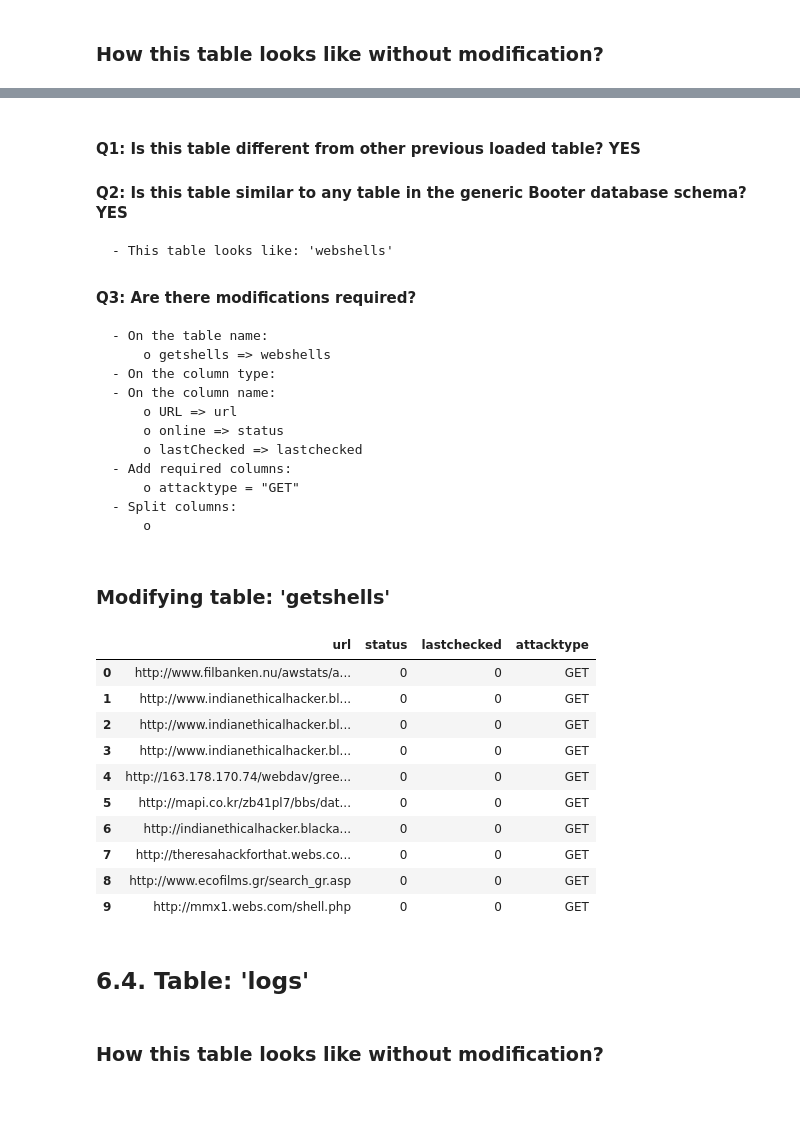
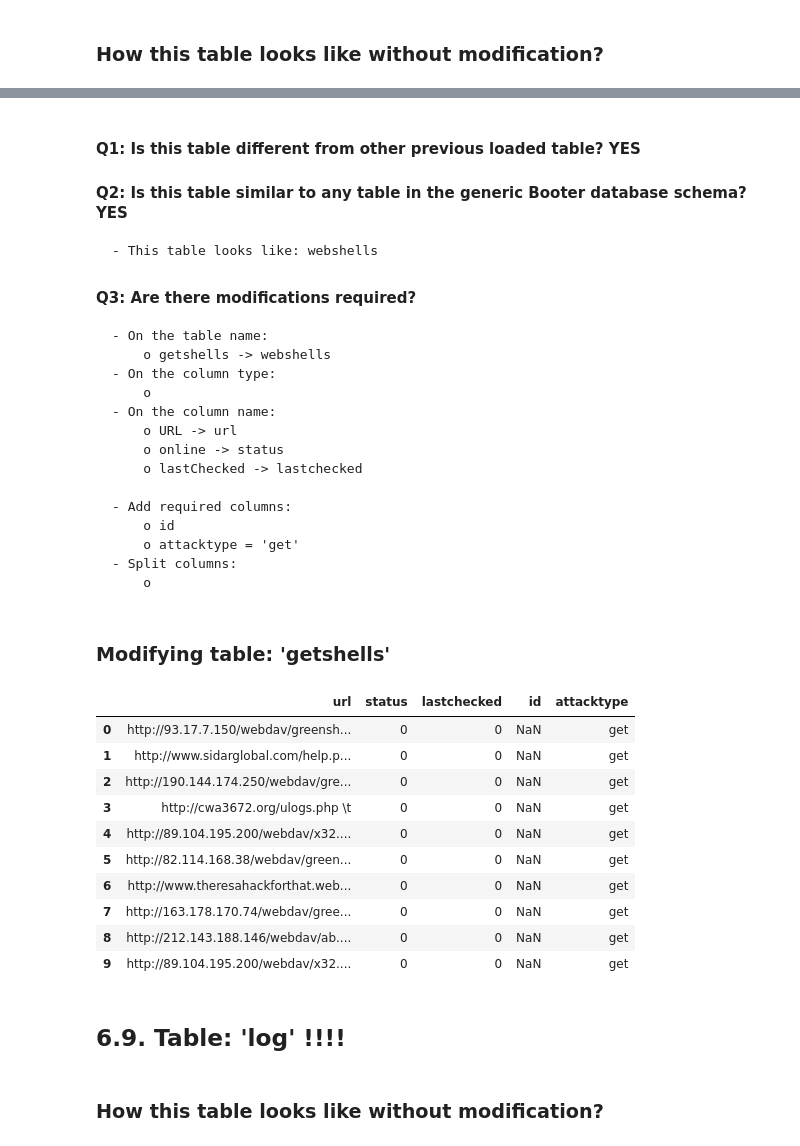
Before and after one commit to jjsantanna/booter_dbs_analyses, a Jupyter notebook: case_studies/xrhostbooter/analysis_xrhostbooter.ipynb, the cells around one changed output, grey strips where cells are left out. Drawn from its saved outputs; the diff is of its cells as text; code cells hidden in the pictures; blank space fills up the shorter version.

```diff
--- a/case_studies/xrhostbooter/analysis_xrhostbooter.ipynb
+++ b/case_studies/xrhostbooter/analysis_xrhostbooter.ipynb
@@ -111,19 +111,23 @@ Additional functions
 def read_inserted_table(dumpfile, target_table):
     sio = StringIO()
     fast_forward = True
+    already_header = False
     with open(dumpfile, 'rb') as f:
         for line in f:
             line = line.decode("utf-8").strip()
             line = re.sub("(?!(([^']*'){2})*[^']*$)\)", '',line) #Step0:remove any ")" from the content of columns
             if line.lower().startswith('insert') and target_table in line:
                 fast_forward = False
+                if already_header:
+                    continue
             if fast_forward:
                 continue
+
             data = re.findall('\([^\)]*\)', line) #Step1: get the content between parentesis (i.e., insert line)
             try:
                 newline = data[0].strip('()') #Step2:remove parenthesis
                 newline=newline.replace('`','') #Step3: remove ` (usually in table names)
-                newline=re.sub(r'(?!(([^\']*\'){2})*[^\']*$),', '', newline) #Step4: remove commas from the content of columns
+                newline=re.sub(r'(?!(([^\']*\'){2})*[^\']*$),','', newline) #Step4: remove commas from the content of columns
                 newline=newline.replace('\'','') #Step5: remove single quotes
                 newline=newline.replace(', ', ',') #Step6: remove single spaces after comma (i.e., in the beginning of a column)
                 sio.write(newline)
@@ -131,6 +135,7 @@ def read_inserted_table(dumpfile, target_table):
             except IndexError:
                 pass
             if line.endswith(';'):
-                break
+                fast_forward = True
+                already_header = True
     sio.seek(0)
     return sio
@@ -317,52 +491,55 @@ pd.read_csv(read_inserted_table(dumpfile, tablename),
 # %% [markdown]
 #### Q1: Is this table different from other previous loaded table? YES
 #### Q2: Is this table similar to any table in the generic Booter database schema? YES
-    - This table looks like: 'webshells'
-
+    - This table looks like: webshells
 #### Q3: Are there modifications required?
     - On the table name:
-        o getshells => webshells
+        o getshells -> webshells
     - On the column type:
+        o
     - On the column name:
-        o URL => url
-        o online => status
-        o lastChecked => lastchecked
+        o URL -> url
+        o online -> status
+        o lastChecked -> lastchecked
+
     - Add required columns:
-        o attacktype = "GET"
+        o id
+        o attacktype = 'get'
     - Split columns:
         o
 # %% [markdown]
 ### Modifying table: 'getshells'
 # %%
-### Loading the column converting columns with predefined functions
-df_webshells = pd.read_csv(read_inserted_table(dumpfile, tablename),
-                                delimiter=",",
-                                error_bad_lines=False)
+# Loading the correct table name
+df_webshells = pd.read_csv(read_inserted_table(dumpfile, tablename),delimiter=",",error_bad_lines=False)
 
-###Changing names of columns
-df_webshells.rename(columns = {'URL': 'url',
-                               'online': 'status',
-                               'lastChecked': 'lastchecked'},
-                         inplace=True)
+# Converting columns
 
-##Creating empty columns (with "" [for future string] or np.nan [for future float])
-df_webshells['attacktype'] = "GET"
+# Changing column names
+df_webshells.rename(inplace=True, columns={'URL':'url',
+                                          'online':'status',
+                                          'lastChecked':'lastchecked'})
 
-###Showing some lines after adapt the table
+# Adding missing columns
+df_webshells['id']=np.nan
+df_webshells['attacktype']='get'
+
+
+# Showing some lines after adapt the table
 df_webshells.head(10)
 # %% [output]
-|  | url | status | lastchecked | attacktype |
-| 0 | http://www.filbanken.nu/awstats/a... | 0 | 0 | GET |
-| 1 | http://www.indianethicalhacker.bl... | 0 | 0 | GET |
-| 2 | http://www.indianethicalhacker.bl... | 0 | 0 | GET |
-| 3 | http://www.indianethicalhacker.bl... | 0 | 0 | GET |
-| 4 | http://163.178.170.74/webdav/gree... | 0 | 0 | GET |
-| 5 | http://mapi.co.kr/zb41pl7/bbs/dat... | 0 | 0 | GET |
-| 6 | http://indianethicalhacker.blacka... | 0 | 0 | GET |
-| 7 | http://theresahackforthat.webs.co... | 0 | 0 | GET |
-| 8 | http://www.ecofilms.gr/search_gr.asp | 0 | 0 | GET |
-| 9 | http://mmx1.webs.com/shell.php | 0 | 0 | GET |
+|  | url | status | lastchecked | id | attacktype |
+| 0 | http://93.17.7.150/webdav/greensh... | 0 | 0 | NaN | get |
+| 1 | http://www.sidarglobal.com/help.p... | 0 | 0 | NaN | get |
+| 2 | http://190.144.174.250/webdav/gre... | 0 | 0 | NaN | get |
+| 3 | http://cwa3672.org/ulogs.php \t | 0 | 0 | NaN | get |
+| 4 | http://89.104.195.200/webdav/x32.... | 0 | 0 | NaN | get |
+| 5 | http://82.114.168.38/webdav/green... | 0 | 0 | NaN | get |
+| 6 | http://www.theresahackforthat.web... | 0 | 0 | NaN | get |
+| 7 | http://163.178.170.74/webdav/gree... | 0 | 0 | NaN | get |
+| 8 | http://212.143.188.146/webdav/ab.... | 0 | 0 | NaN | get |
+| 9 | http://89.104.195.200/webdav/x32.... | 0 | 0 | NaN | get |
 # %% [markdown]
-## 6.4. Table: 'logs'
+## 6.9. Table: 'log' !!!!
 # %% [markdown]
 ### How this table looks like without modification?
```
Also changed, not shown: parts of 136 cells of this notebook, 5 other files.
